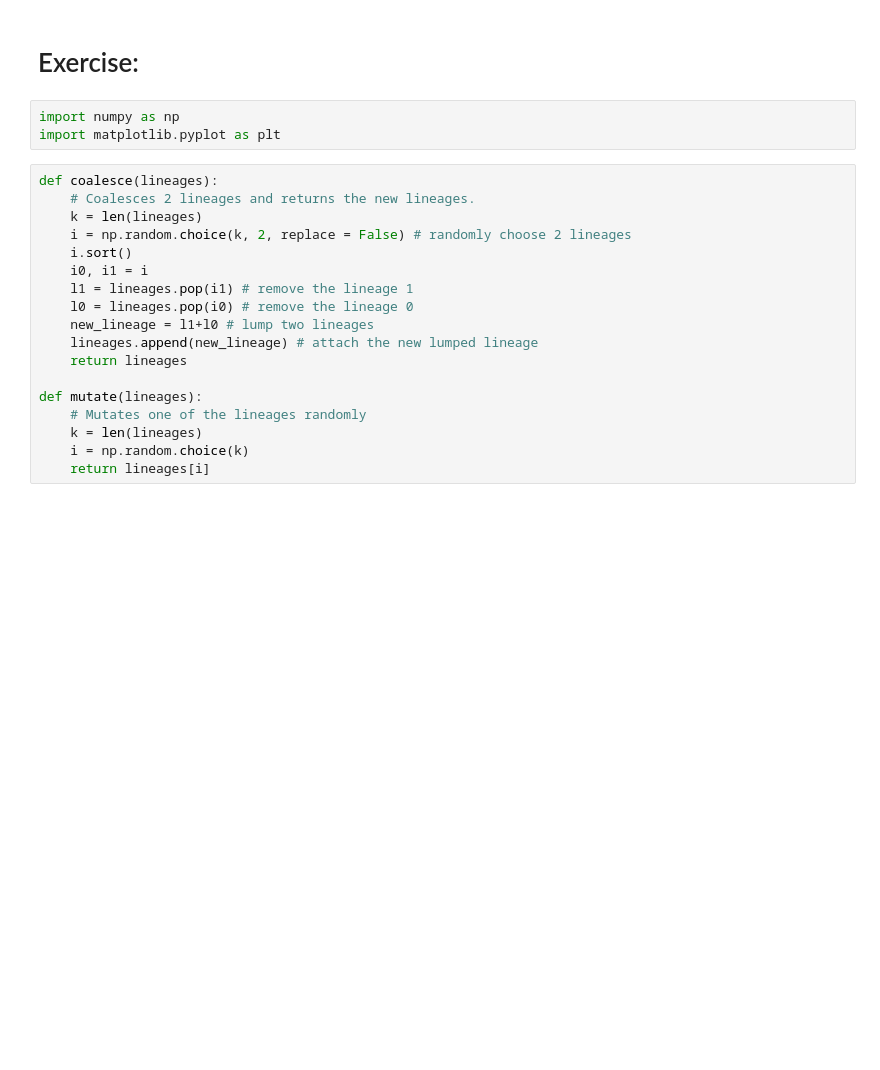
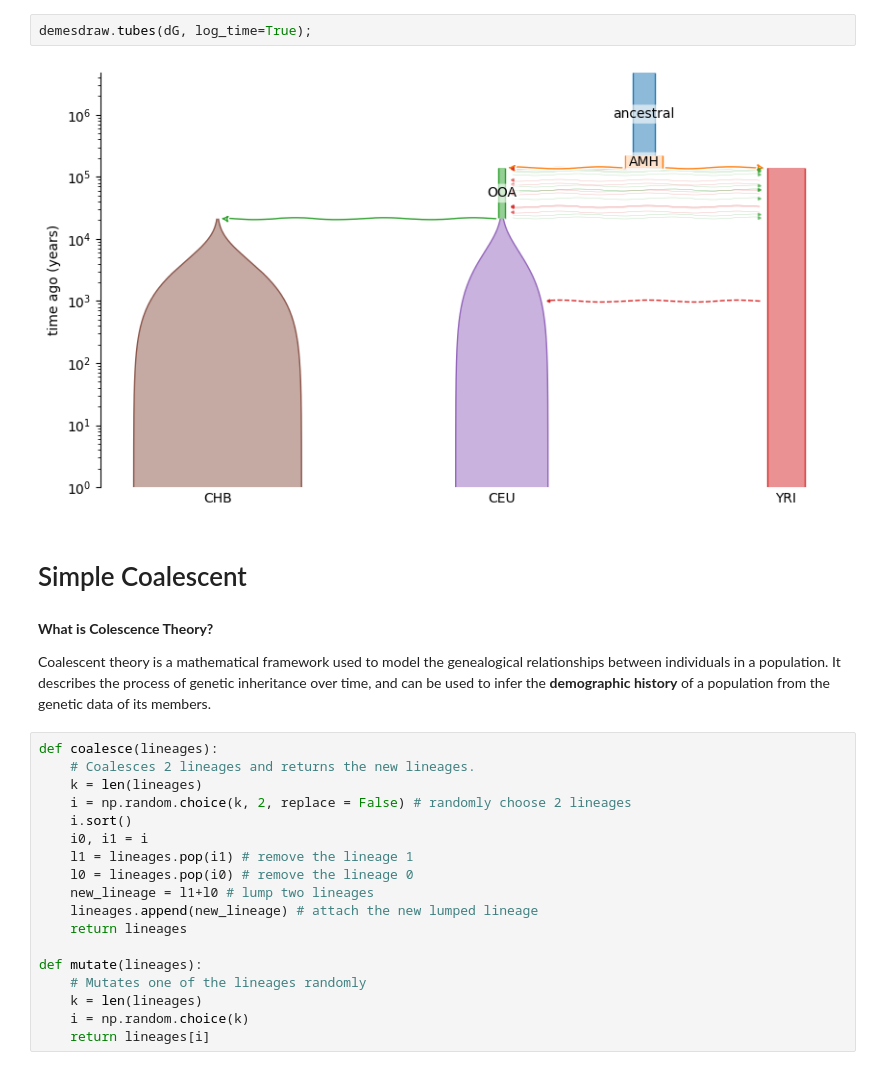
Before and after one commit to enesdilber/URPS_popgen, a Jupyter notebook: notes1.ipynb, the cells around one changed output. Saved outputs shown, nothing was run; the diff lists cells and outputs as text; blank space fills up the shorter version.

```diff
--- a/momi_ug_intro.ipynb
+++ b/notes1.ipynb
@@ -15,8 +43,13 @@
+# %%
+demesdraw.tubes(dG, log_time=True);
+# %% [output]
+[figure, added]
 # %% [markdown]
-# Exercise:
+# Simple Coalescent
-# %%
-import numpy as np
-import matplotlib.pyplot as plt
+# %% [markdown]
+**What is Colescence Theory?**
+
+Coalescent theory is a mathematical framework used to model the genealogical relationships between individuals in a population. It describes the process of genetic inheritance over time, and can be used to infer the **demographic history** of a population from the genetic data of its members.
 # %%
 def coalesce(lineages):
     # Coalesces 2 lineages and returns the new lineages.
```
Also changed, not shown: parts of 6 cells of this notebook, 1 other file.
